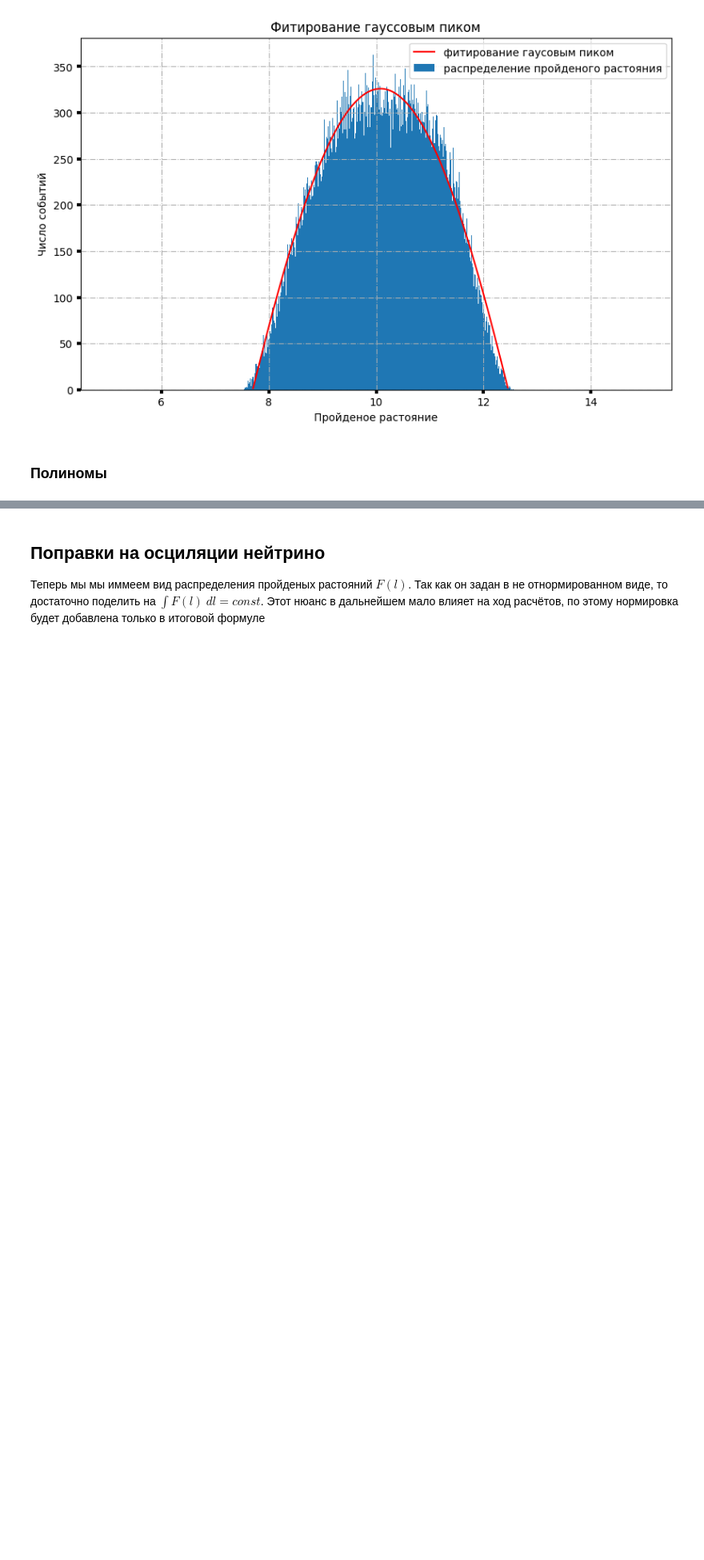
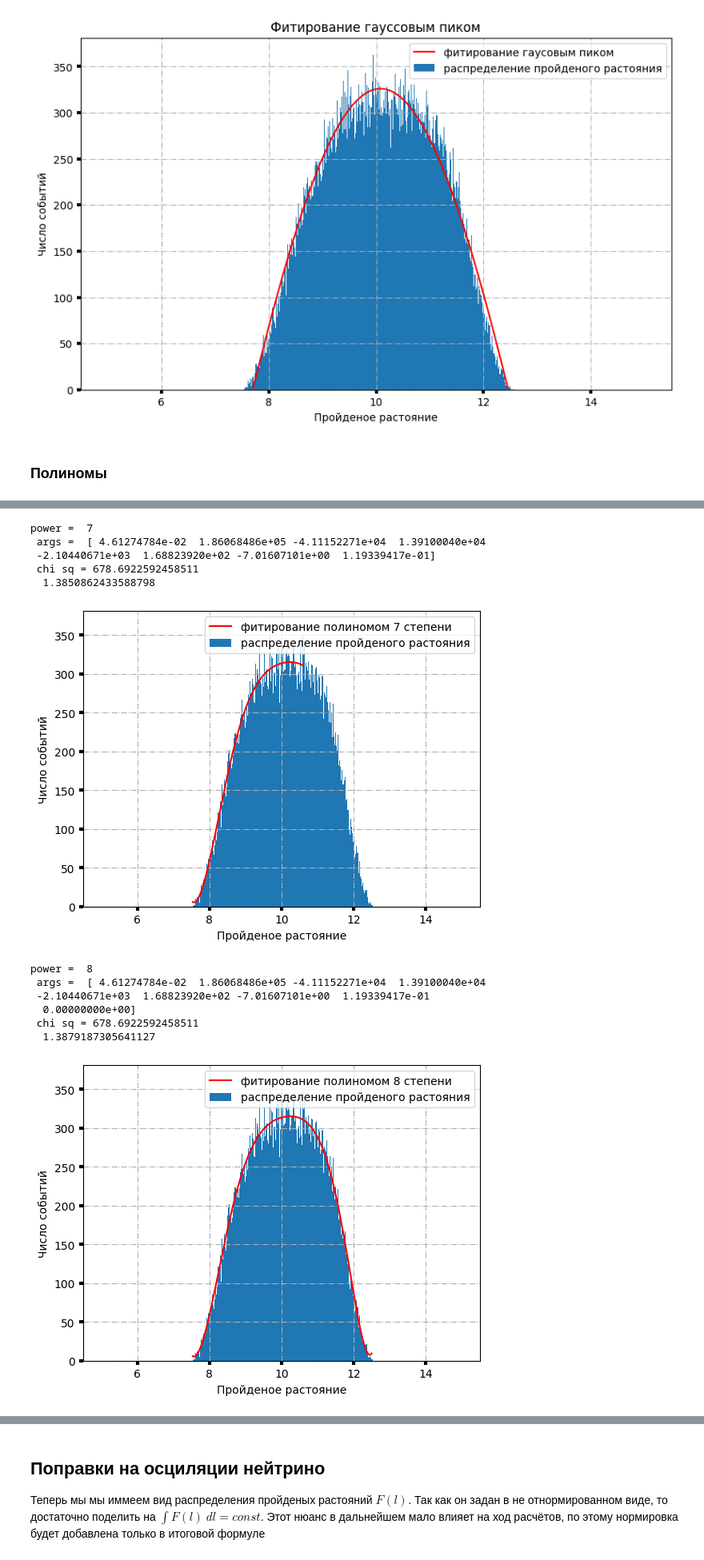
Before and after one commit to AleksandrYushin/Danss-netrino, a Jupyter notebook: Danss.ipynb, the cells around one changed output, grey strips where cells are left out. Shown at 80% size. Saved outputs shown, nothing was run; the diff lists cells and outputs as text; code cells hidden in the pictures; blank space fills up the shorter version.

```diff
--- a/Danss.ipynb
+++ b/Danss.ipynb
@@ -360,0 +341,59 @@ power =  11
+# %%
+# Полином с экспанентой
+a_zero = np.append(0.0, args_6)
+for i_pow in range(7, 11):
+    def pol_exp(x, *a):
+        s = a[1]
+        for i in range(2, i_pow+1):
+            s+=a[i]*(x**i)
+        return s*np.exp(x*a[0])
+    args, covar = curve_fit(pol_exp, l[i_min:i_max], data[i_min:i_max], a_zero, absolute_sigma=True)
+
+    a_zero = np.append(args, 0.0)
+
+    perr = np.sqrt(np.diag(covar))
+    print("power = ", i_pow)
+    print(" args = ", args)
+
+    # Подсчёт хи квадрата
+    chisq=0
+    for i in range(i_min, i_max):
+        if data[i]>0:
+          chisq += (data[i] - pol_exp(l[i], *args))**2/ data[i]
+        else:
+          chisq += (data[i] - pol_exp(l[i], *args))**2
+    print(" chi sq =",chisq)
+    print(" ", chisq/(i_max - i_min - i_pow))
+
+    #Отрисовка
+    x = []
+    y = []
+    for i in range(i_min, i_max):
+        if pol(l[i], *args) > 0:
+          x.append(l[i])
+          y.append(pol_exp(l[i], *args))
+
+    fig, ax = plt.subplots()
+    ax.set_xlabel('Пройденое растояние')
+    ax.set_ylabel('Число событий')
+    ax.grid(True, linestyle='-.')
+    ax.tick_params(labelsize='medium', width=3)
+
+    ax.bar(l, data, linewidth = 1., width = err, label = "распределение пройденого растояния")
+    ax.plot(x, y, color='r', label = "фитирование полиномом "+str(i_pow)+ " степени")
+    ax.legend()
+    pyplot.show()
+# %% [output]
+power =  7
+ args =  [ 4.61274784e-02  1.86068486e+05 -4.11152271e+04  1.39100040e+04
+ -2.10440671e+03  1.68823920e+02 -7.01607101e+00  1.19339417e-01]
+ chi sq = 678.6922592458511
+  1.3850862433588798
+[figure, added]
+power =  8
+ args =  [ 4.61274784e-02  1.86068486e+05 -4.11152271e+04  1.39100040e+04
+ -2.10440671e+03  1.68823920e+02 -7.01607101e+00  1.19339417e-01
+  0.00000000e+00]
+ chi sq = 678.6922592458511
+  1.3879187305641127
+[figure, added]
```
Also changed, not shown: parts of 18 cells of this notebook, 4 other files.
